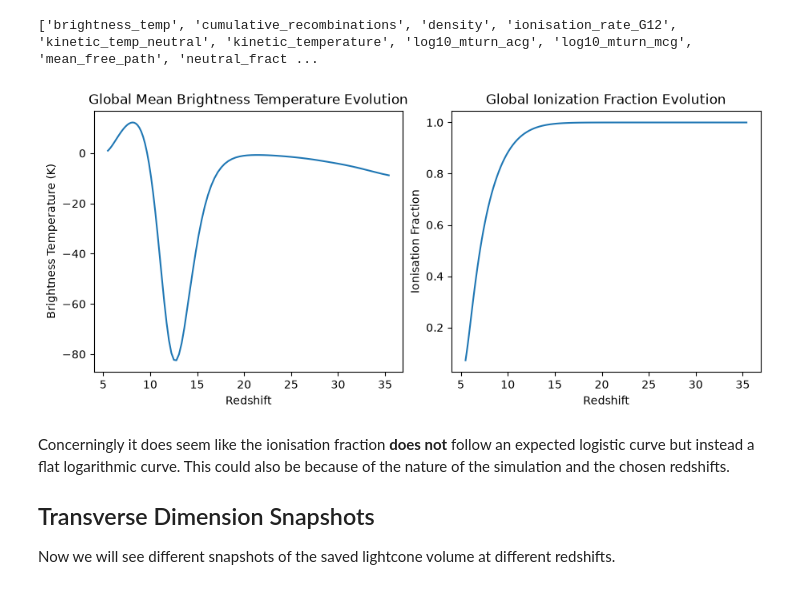
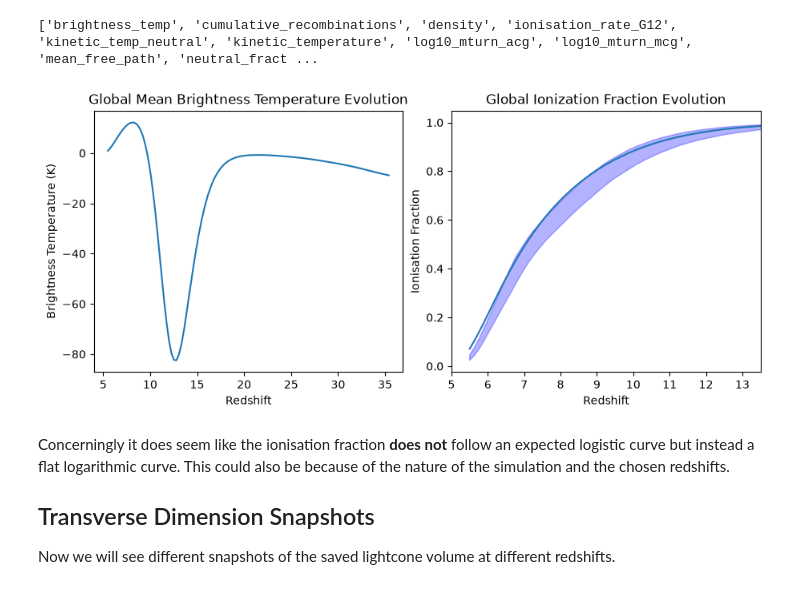
Before and after one commit to oliviax727/phd-programs, a Jupyter notebook: simulations/cube-testing.ipynb, the cells around one changed output. Cells and saved outputs as stored; diff of their text form; code cells hidden in the pictures.

```diff
--- a/simulations/cube-testing.ipynb
+++ b/simulations/cube-testing.ipynb
@@ -77,20 +88,110 @@ xh1s = np.array(file['global_quantities']['neutral_fraction'])
 # %%
 fig, ax = plt.subplots(nrows=1, ncols=2, layout="constrained")
 fig.set_size_inches((9, 4))
 
 ax[0].plot(nzs, gtbs)
 ax[0].set_xlabel("Redshift")
 ax[0].set_ylabel("Brightness Temperature (K)")
 ax[0].set_title("Global Mean Brightness Temperature Evolution")
 
+Qin25_constf_xHI_upper = np.array([[5.0, 0],
+[5.109677419354838, 0],
+[5.251612903225807, 0.008426966292134797],
+[5.419354838709678, 0.028089887640449396],
+[5.574193548387097, 0.06179775280898869],
+[5.729032258064516, 0.1039325842696629],
+[5.870967741935484, 0.1488764044943819],
+[5.948387096774194, 0.1741573033707864],
+[6.090322580645161, 0.2219101123595505],
+[6.193548387096774, 0.2584269662921348],
+[6.296774193548387, 0.292134831460674],
+[6.4, 0.3258426966292134],
+[6.47741935483871, 0.3567415730337077],
+[6.55483870967742, 0.3848314606741572],
+[6.683870967741935, 0.4213483146067415],
+[6.787096774193549, 0.4550561797752808],
+[6.916129032258064, 0.4831460674157302],
+[7.058064516129033, 0.5168539325842696],
+[7.251612903225807, 0.5561797752808988],
+[7.419354838709678, 0.5842696629213482],
+[7.587096774193548, 0.6123595505617977],
+[7.716129032258065, 0.6320224719101123],
+[7.819354838709678, 0.648876404494382],
+[7.974193548387097, 0.6713483146067415],
+[8.103225806451613, 0.6910112359550561],
+[8.270967741935484, 0.7134831460674156],
+[8.477419354838709, 0.74438202247191],
+[8.606451612903225, 0.7612359550561797],
+[8.748387096774195, 0.7808988764044943],
+[8.95483870967742, 0.8033707865168538],
+[9.109677419354838, 0.8202247191011235],
+[9.238709677419354, 0.8342696629213482],
+[9.36774193548387, 0.845505617977528],
+[9.496774193548386, 0.8567415730337078],
+[9.625806451612902, 0.8679775280898876],
+[9.832258064516129, 0.8848314606741572],
+[9.98709677419355, 0.896067415730337],
+[10.283870967741935, 0.9129213483146066],
+[10.541935483870965, 0.9269662921348314],
+[10.864516129032257, 0.9410112359550561],
+[11.174193548387098, 0.9522471910112359],
+[11.561290322580646, 0.9634831460674156],
+[11.974193548387099, 0.9719101123595505],
+[12.361290322580647, 0.9789325842696628],
+[12.825806451612905, 0.9845505617977527],
+[13.29032258064516, 0.9887640449438202],
+[13.961290322580645, 0.9929775280898876],
+[14, 1]])
+
+Qin25_constf_xHI_lower = np.array([[5.0, 0],
+[5.006451612903225, 0],
+[5.264516129032257, 0],
+[5.445161290322581, 0.01685393258426937],
+[5.574193548387097, 0.033707865168539186],
+[5.703225806451613, 0.05617977528089879],
+[5.832258064516129, 0.08707865168539308],
+[5.948387096774193, 0.11797752808988748],
+[6.180645161290323, 0.1797752808988763],
+[6.4387096774193555, 0.25],
+[6.683870967741935, 0.3146067415730336],
+[6.838709677419355, 0.3567415730337077],
+[6.993548387096775, 0.396067415730337],
+[7.12258064516129, 0.4269662921348314],
+[7.303225806451613, 0.4634831460674157],
+[7.458064516129032, 0.4915730337078651],
+[7.587096774193548, 0.5140449438202246],
+[7.806451612903226, 0.547752808988764],
+[8.038709677419355, 0.5814606741573033],
+[8.283870967741937, 0.6179775280898876],
+[8.567741935483872, 0.6573033707865168],
+[8.851612903225806, 0.693820224719101],
+[9.135483870967743, 0.7303370786516853],
+[9.44516129032258, 0.7668539325842696],
+[9.858064516129033, 0.8061797752808988],
+[10.193548387096774, 0.8370786516853932],
+[10.70967741935484, 0.8735955056179774],
+[11.303225806451614, 0.9073033707865168],
+[11.84516129032258, 0.9297752808988763],
+[12.593548387096774, 0.9522471910112359],
+[13.019354838709678, 0.9606741573033707],
+[13.41935483870968, 0.9691011235955055],
+[13.832258064516129, 0.9747191011235954],
+[14.0, 0.9761235955056179]])
+global_xHI=np.zeros([2, len(nzs)])
+global_xHI[0] = np.interp(nzs, Qin25_constf_xHI_lower[:,0], Qin25_constf_xHI_lower[:,1])
+global_xHI[1] = np.interp(nzs, Qin25_constf_xHI_upper[:,0], Qin25_constf_xHI_upper[:,1])
+
+ax[1].fill_between(nzs,global_xHI[0], global_xHI[1], alpha=0.3, color='blue', label='Qin+25')
+
 ax[1].plot(nzs, xh1s)
+ax[1].set_xlim(5, 13.5)
 ax[1].set_xlabel("Redshift")
 ax[1].set_ylabel("Ionisation Fraction")
 ax[1].set_title("Global Ionization Fraction Evolution")
 
 plt.show()
 # %% [output]
-[figure, old version]
+[figure, new version]
 # %% [markdown]
 Concerningly it does seem like the ionisation fraction **does not** follow an expected logistic curve but instead a flat logarithmic curve. This could also be because of the nature of the simulation and the chosen redshifts.
 
```
Also changed, not shown: parts of 4 cells of this notebook, 1 other file.
